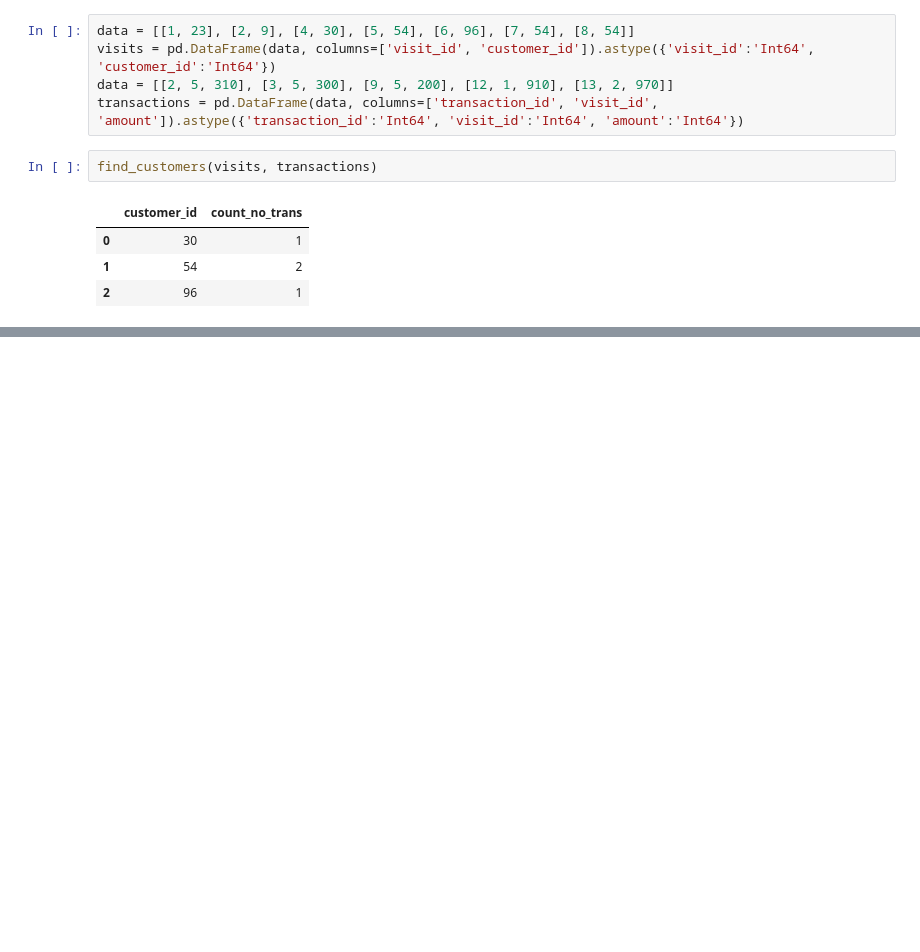
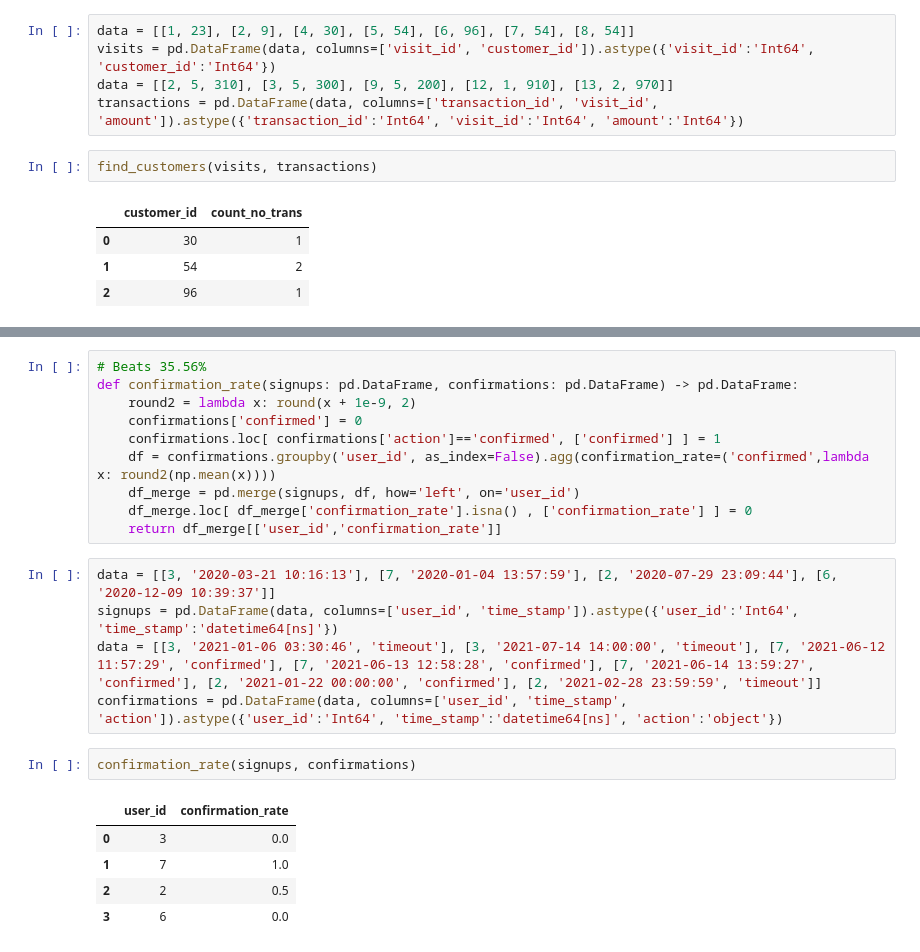
Before and after one commit to drwslv/LeetCode-Pandas, a Jupyter notebook: examples_1.ipynb, the cells around one changed output, grey strips where cells are left out. Drawn from its saved outputs; the diff is of its cells as text; blank space fills up the shorter version.

```diff
--- a/examples_1.ipynb
+++ b/examples_1.ipynb
@@ -3158,0 +3167,23 @@ pd.merge(visits, transactions, how='left', on='visit_id').query('visit_bin.isna(
+# %%
+# Beats 35.56%
+def confirmation_rate(signups: pd.DataFrame, confirmations: pd.DataFrame) -> pd.DataFrame:
+    round2 = lambda x: round(x + 1e-9, 2)
+    confirmations['confirmed'] = 0
+    confirmations.loc[ confirmations['action']=='confirmed', ['confirmed'] ] = 1
+    df = confirmations.groupby('user_id', as_index=False).agg(confirmation_rate=('confirmed',lambda x: round2(np.mean(x))))
+    df_merge = pd.merge(signups, df, how='left', on='user_id')
+    df_merge.loc[ df_merge['confirmation_rate'].isna() , ['confirmation_rate'] ] = 0
+    return df_merge[['user_id','confirmation_rate']]
+# %%
+data = [[3, '2020-03-21 10:16:13'], [7, '2020-01-04 13:57:59'], [2, '2020-07-29 23:09:44'], [6, '2020-12-09 10:39:37']]
+signups = pd.DataFrame(data, columns=['user_id', 'time_stamp']).astype({'user_id':'Int64', 'time_stamp':'datetime64[ns]'})
+data = [[3, '2021-01-06 03:30:46', 'timeout'], [3, '2021-07-14 14:00:00', 'timeout'], [7, '2021-06-12 11:57:29', 'confirmed'], [7, '2021-06-13 12:58:28', 'confirmed'], [7, '2021-06-14 13:59:27', 'confirmed'], [2, '2021-01-22 00:00:00', 'confirmed'], [2, '2021-02-28 23:59:59', 'timeout']]
+confirmations = pd.DataFrame(data, columns=['user_id', 'time_stamp', 'action']).astype({'user_id':'Int64', 'time_stamp':'datetime64[ns]', 'action':'object'})
+# %%
+confirmation_rate(signups, confirmations)
+# %% [output]
+|  | user_id | confirmation_rate |
+| 0 | 3 | 0.0 |
+| 1 | 7 | 1.0 |
+| 2 | 2 | 0.5 |
+| 3 | 6 | 0.0 |
```
Also changed, not shown: parts of 5 cells of this notebook.
